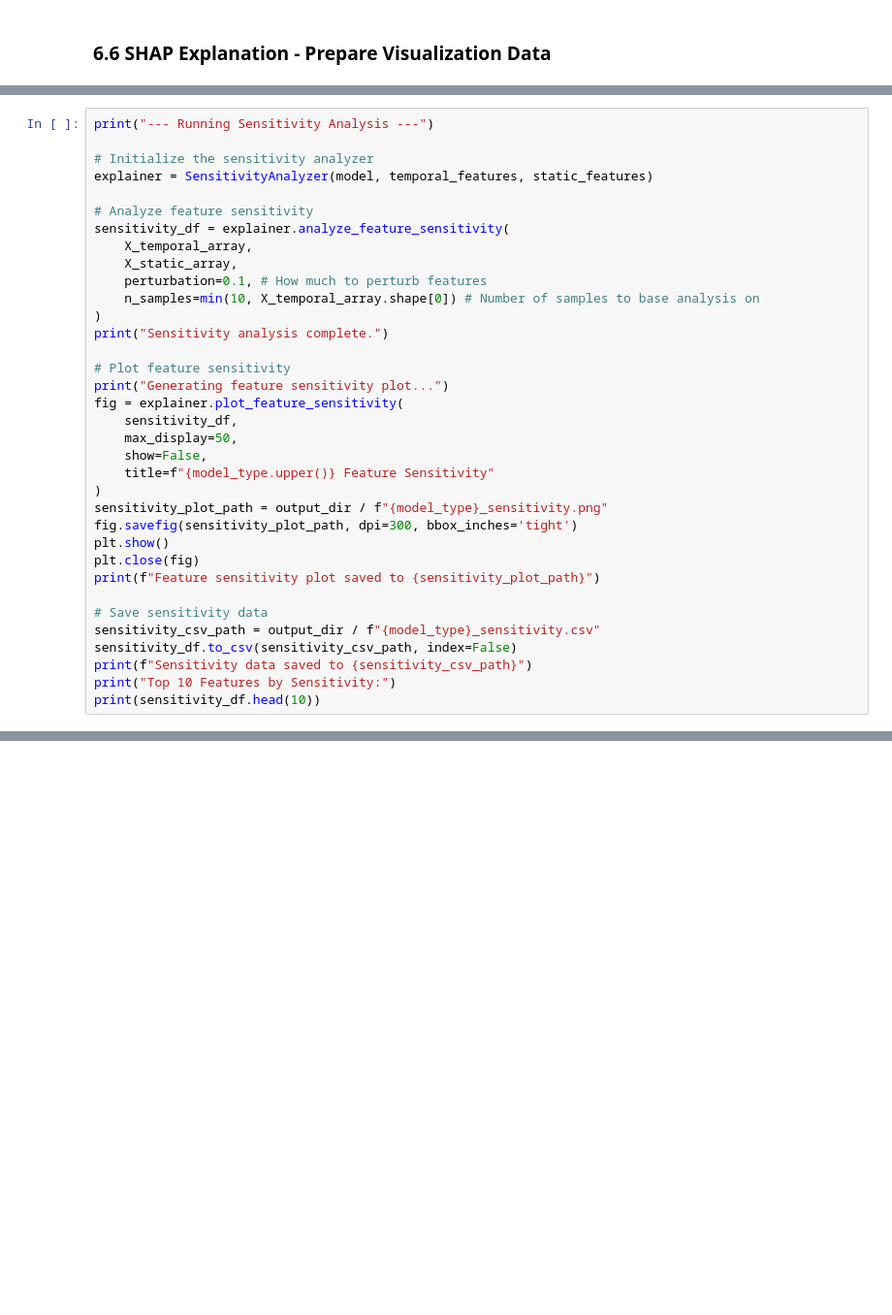
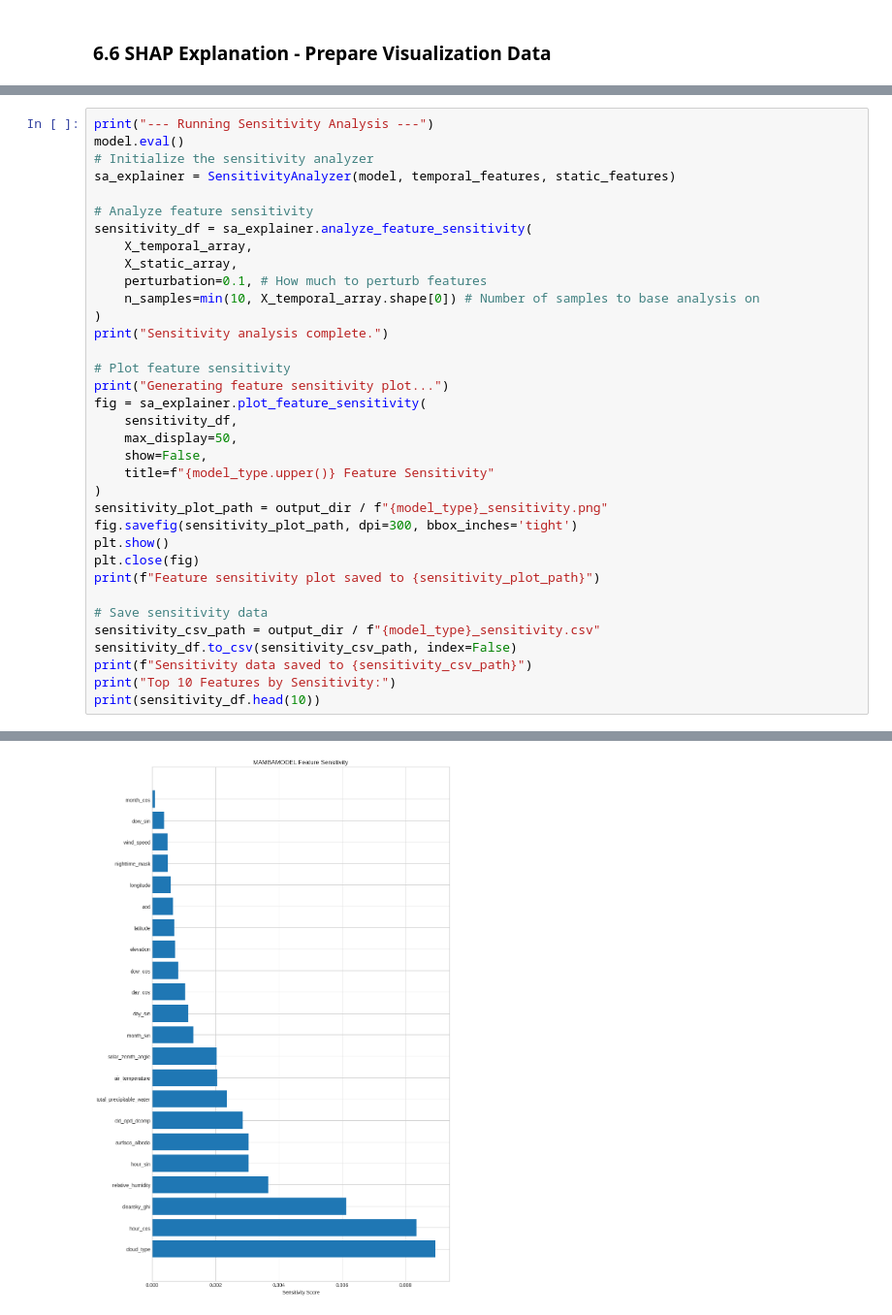
Before and after one commit to Tin-Hoang/EEEM073-Solar-Radiation, a Jupyter notebook: 4_explainability.ipynb, the cells around one changed output, grey strips where cells are left out. Shown at 97% size. Saved outputs shown, nothing was run; the diff lists cells and outputs as text; blank space fills up the shorter version.

```diff
--- a/4_explainability.ipynb
+++ b/4_explainability.ipynb
@@ -831,11 +982,11 @@ else:
 # %%
 print("--- Running Sensitivity Analysis ---")
-
+model.eval()
 # Initialize the sensitivity analyzer
-explainer = SensitivityAnalyzer(model, temporal_features, static_features)
+sa_explainer = SensitivityAnalyzer(model, temporal_features, static_features)
 
 # Analyze feature sensitivity
-sensitivity_df = explainer.analyze_feature_sensitivity(
+sensitivity_df = sa_explainer.analyze_feature_sensitivity(
     X_temporal_array,
     X_static_array,
     perturbation=0.1, # How much to perturb features
@@ -845,7 +996,7 @@ print("Sensitivity analysis complete.")
 
 # Plot feature sensitivity
 print("Generating feature sensitivity plot...")
-fig = explainer.plot_feature_sensitivity(
+fig = sa_explainer.plot_feature_sensitivity(
     sensitivity_df,
     max_display=50,
     show=False,
@@ -863,3 +1014,4 @@ sensitivity_df.to_csv(sensitivity_csv_path, index=False)
 print(f"Sensitivity data saved to {sensitivity_csv_path}")
 print("Top 10 Features by Sensitivity:")
 print(sensitivity_df.head(10))
+# %% [output]
@@ -865,0 +1021 @@ print(sensitivity_df.head(10))
+[figure, added]
```
Also changed, not shown: parts of 29 cells of this notebook, 2 other files.
